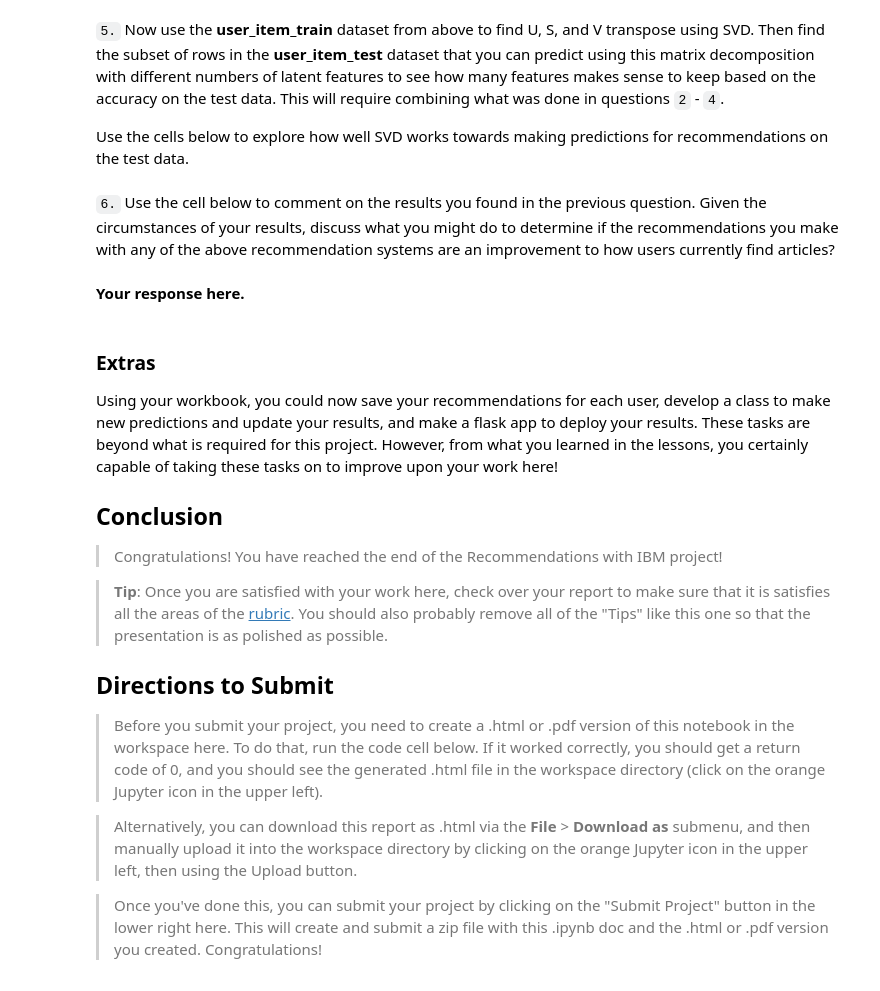
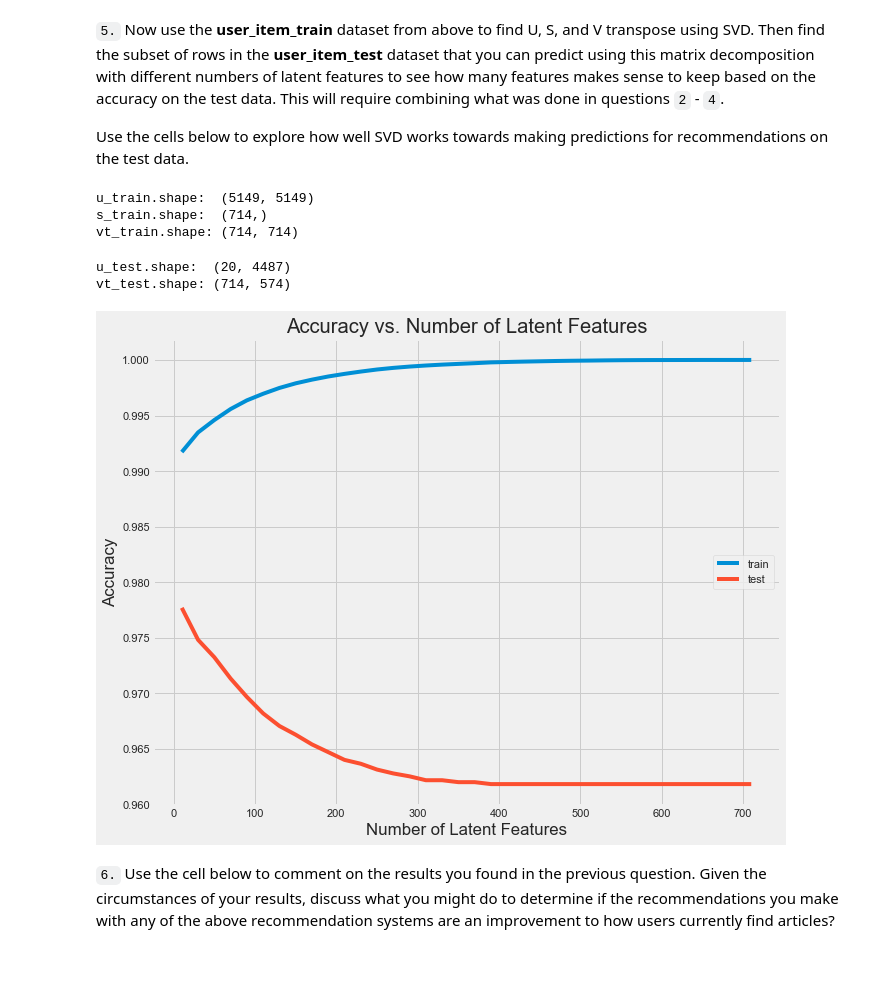
Before and after one commit to pmherp/udsnd_project-6, a Jupyter notebook: Recommendations_with_IBM.ipynb, the cells around one changed output. Saved outputs shown, nothing was run; the diff lists cells and outputs as text; code cells hidden in the pictures; blank space fills up the shorter version.

Commit message:
feat: completed part 5 of notebook, cleaned nobetook

```diff
--- a/Recommendations_with_IBM.ipynb
+++ b/Recommendations_with_IBM.ipynb
@@ -864,31 +889,63 @@ t.sol_4_test(sol_4_dict)
 Use the cells below to explore how well SVD works towards making predictions for recommendations on the test data.
 # %%
 # fit SVD on the user_item_train matrix
-u_train, s_train, vt_train = # fit svd similar to above then use the cells below
+u_train, s_train, vt_train = np.linalg.svd(user_item_train) # fit svd similar to above then use the cells below
+
+print('u_train.shape:  {}\ns_train.shape:  {}\nvt_train.shape: {}'.format(u.shape, s.shape, vt.shape))
+# %% [output]
+u_train.shape:  (5149, 5149)
+s_train.shape:  (714,)
+vt_train.shape: (714, 714)
 # %%
 # Use these cells to see how well you can use the training
 # decomposition to predict on test data
+# %%
+u_test = u_train[user_item_train.index.isin(test_idx), :]
+vt_test = vt_train[:, user_item_train.columns.isin(test_arts)]
+
+print('u_test.shape:  {}\nvt_test.shape: {}'.format(u_test.shape, vt_test.shape))
+# %% [output]
+u_test.shape:  (20, 4487)
+vt_test.shape: (714, 574)
+# %%
+#using the provided code from above
+
+user_item_test_subset = user_item_test.loc[list(set(user_item_train.index) & set(test_idx))]
+
+num_latent_feats = np.arange(10,700+10,20)
+train_sum_errs = []
+test_sum_errs = []
+
+for k in num_latent_feats:
+    # restructure with k latent features
+    s_train_new, u_train_new, vt_train_new = np.diag(s_train[:k]), u_train[:, :k], vt_train[:k, :]
+    u_test_new, vt_test_new = u_test[:, :k], vt_test[:k, :]
+
+    # take dot product
+    user_item_train_est = np.around(np.dot(np.dot(u_train_new, s_train_new), vt_train_new))
+    user_item_test_est = np.around(np.dot(np.dot(u_test_new, s_train_new), vt_test_new))
+
+    # compute error for each prediction to actual value
+    diffs_train = np.subtract(user_item_train, user_item_train_est)
+    diffs_test = np.subtract(user_item_test_subset, user_item_test_est)
+
+    # total errors and keep track of them
+    train_err = np.sum(np.sum(np.abs(diffs_train)))
+    train_sum_errs.append(train_err)
+
+    test_err = np.sum(np.sum(np.abs(diffs_test)))
+    test_sum_errs.append(test_err)
+# %%
+#using provided plot from above
+plt.style.use('fivethirtyeight');
+plt.figure(figsize=(10, 8));
+plt.plot(num_latent_feats, 1 - (np.array(train_sum_errs)/(user_item_train.shape[0]*user_item_train.shape[1])), label='train')
+plt.plot(num_latent_feats, 1 - (np.array(test_sum_errs)/(user_item_test_subset.shape[0]*user_item_test_subset.shape[1])), label='test')
+plt.legend(loc='right');
+plt.xlabel('Number of Latent Features');
+plt.ylabel('Accuracy');
+plt.title('Accuracy vs. Number of Latent Features');
+# %% [output]
+[figure, added]
 # %% [markdown]
 `6.` Use the cell below to comment on the results you found in the previous question. Given the circumstances of your results, discuss what you might do to determine if the recommendations you make with any of the above recommendation systems are an improvement to how users currently find articles?
-# %% [markdown]
-**Your response here.**
-# %% [markdown]
-<a id='conclusions'></a>
-### Extras
-Using your workbook, you could now save your recommendations for each user, develop a class to make new predictions and update your results, and make a flask app to deploy your results.  These tasks are beyond what is required for this project.  However, from what you learned in the lessons, you certainly capable of taking these tasks on to improve upon your work here!
-
-
-## Conclusion
-
-> Congratulations!  You have reached the end of the Recommendations with IBM project!
-
-> **Tip**: Once you are satisfied with your work here, check over your report to make sure that it is satisfies all the areas of the [rubric](https://review.udacity.com/#!/rubrics/2322/view). You should also probably remove all of the "Tips" like this one so that the presentation is as polished as possible.
-
-
-## Directions to Submit
-
-> Before you submit your project, you need to create a .html or .pdf version of this notebook in the workspace here. To do that, run the code cell below. If it worked correctly, you should get a return code of 0, and you should see the generated .html file in the workspace directory (click on the orange Jupyter icon in the upper left).
-
-> Alternatively, you can download this report as .html via the **File** > **Download as** submenu, and then manually upload it into the workspace directory by clicking on the orange Jupyter icon in the upper left, then using the Upload button.
-
-> Once you've done this, you can submit your project by clicking on the "Submit Project" button in the lower right here. This will create and submit a zip file with this .ipynb doc and the .html or .pdf version you created. Congratulations!
```
Also changed, not shown: parts of 19 cells of this notebook.
